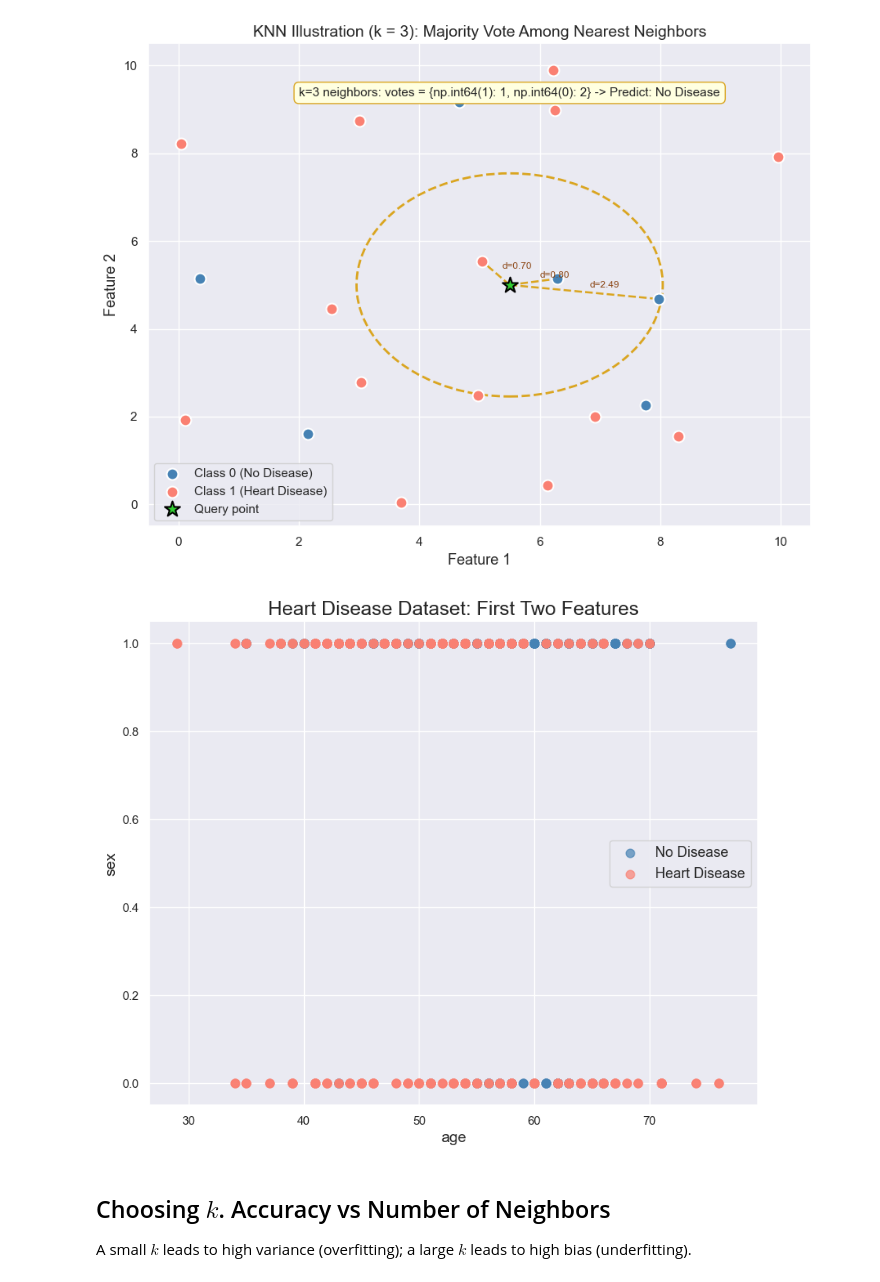
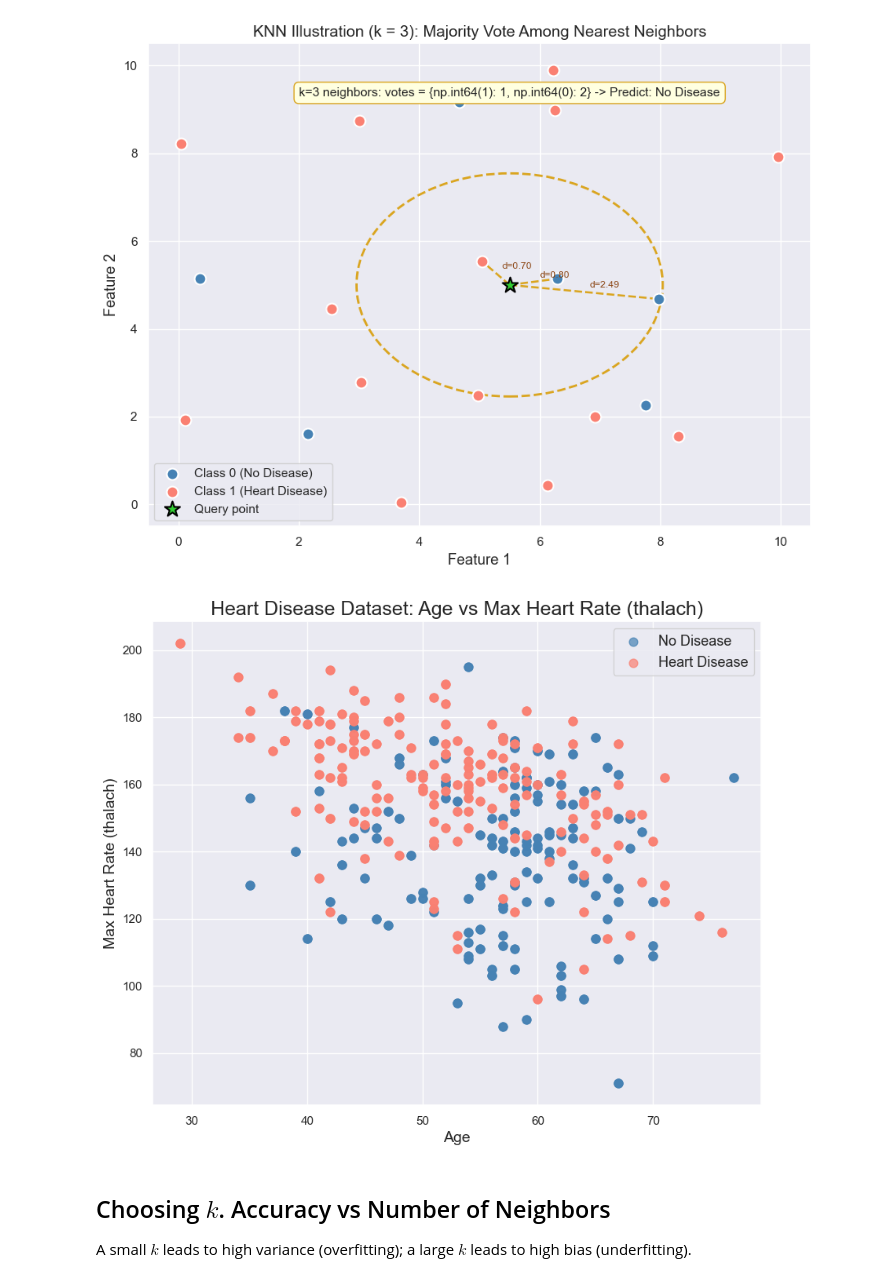
Before and after one commit to GraceYang9127/CMOR438Final, a Jupyter notebook: examples/Supervised_Learning/KNN/knn.ipynb, the cells around one changed output. Saved outputs shown, nothing was run; the diff lists cells and outputs as text; code cells hidden in the pictures.

Commit message:
edits to notebooks to enhance graph quality and accurness?

```diff
--- a/examples/Supervised_Learning/KNN/knn.ipynb
+++ b/examples/Supervised_Learning/KNN/knn.ipynb
@@ -243,19 +243,21 @@ plt.show()
 # %% [output]
 [figure]
 # %%
-# Visualize first two features
-colors = ['steelblue', 'salmon', 'lightseagreen']
+# Visualize age vs thalach (the two most clinically meaningful features)
+colors = ['steelblue', 'salmon']
 plt.figure(figsize=(10, 8))
 for i, cls in enumerate(class_names):
     mask = y == i
-    plt.scatter(X[mask, 0], X[mask, 1], c=colors[i], label=cls, s=60, alpha=0.7)
-plt.xlabel(feature_names[0], fontsize=14)
-plt.ylabel(feature_names[1], fontsize=14)
-plt.title('Heart Disease Dataset: First Two Features', fontsize=18)
+    plt.scatter(df['age'].values[mask] if df is not None else X[mask, 0],
+                df['thalach'].values[mask] if df is not None else X[mask, 7],
+                c=colors[i % len(colors)], label=cls, s=60, alpha=0.7)
+plt.xlabel('Age', fontsize=14)
+plt.ylabel('Max Heart Rate (thalach)', fontsize=14)
+plt.title('Heart Disease Dataset: Age vs Max Heart Rate (thalach)', fontsize=18)
 plt.legend(fontsize=13)
 plt.show()
 # %% [output]
-[figure, old version]
+[figure, new version]
 # %%
 scaler = StandardScaler()
 X_scaled = scaler.fit_transform(X)
```
Also changed, not shown: 4 other files.
